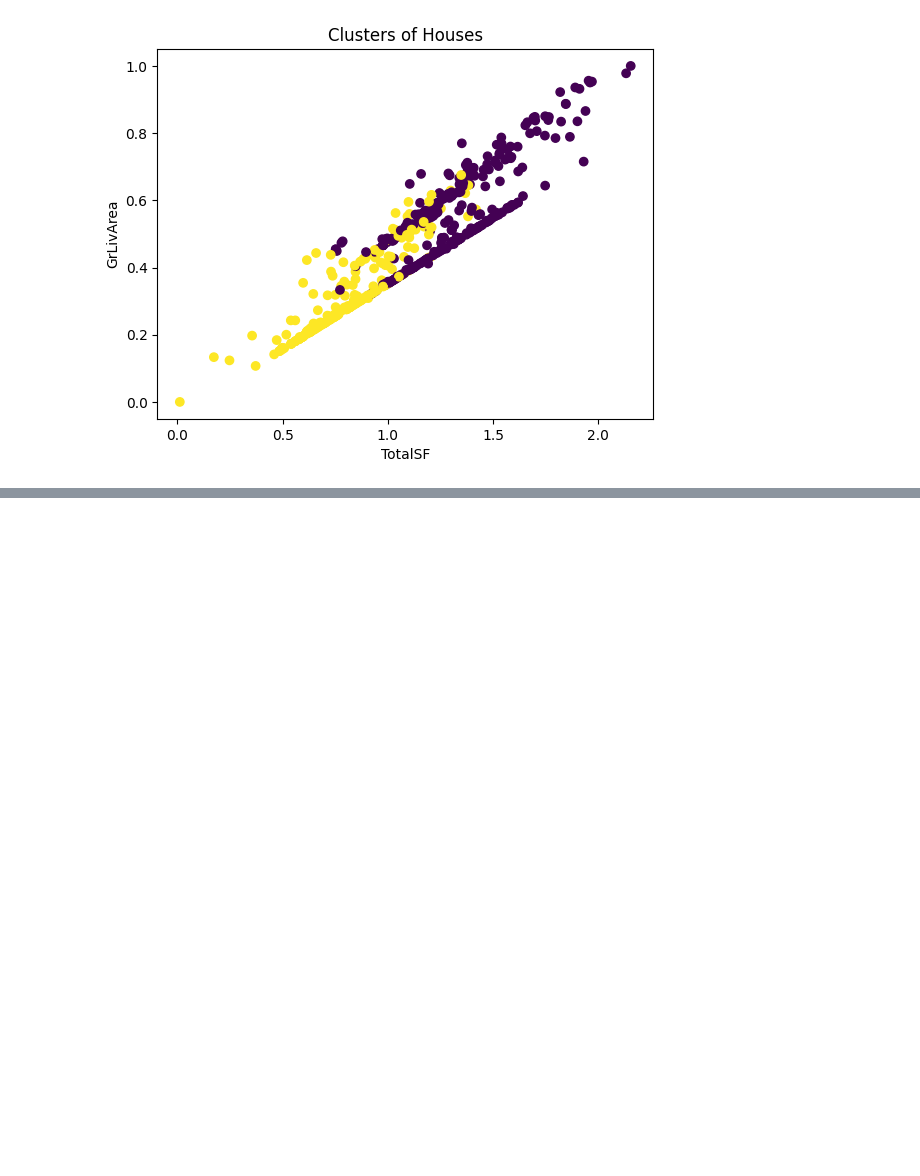
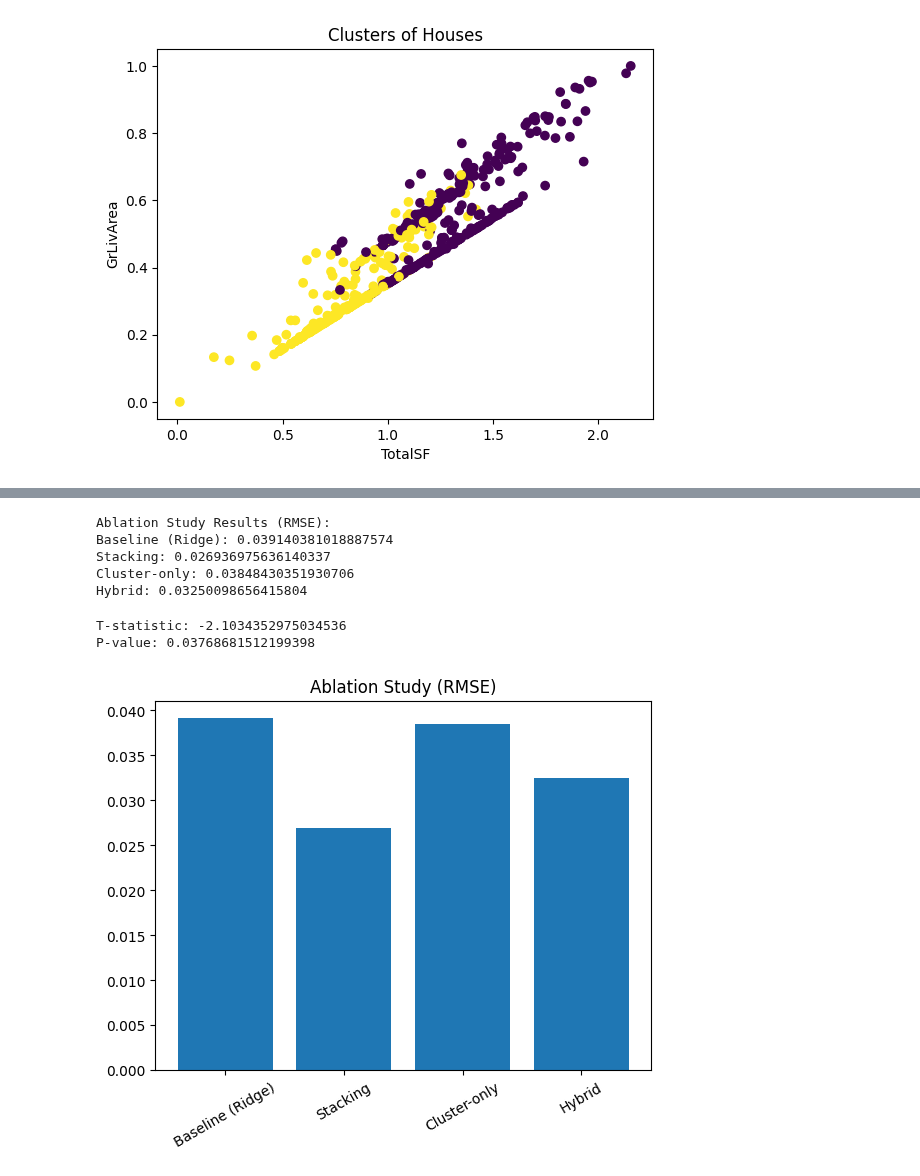
Before and after one commit to alirezaderavi/House-Prices-Advanced-Regression-Techniques, a Jupyter notebook: house-prices-advanced-regression-techniques.ipynb, the cells around one changed output, grey strips where cells are left out. Drawn from its saved outputs; the diff is of its cells as text; code cells hidden in the pictures; blank space fills up the shorter version.

```diff
--- a/house-prices-advanced-regression-techniques.ipynb
+++ b/house-prices-advanced-regression-techniques.ipynb
@@ -748,0 +772,75 @@ R2: 0.8968805549911799
+# %%
+results = {}
+
+# =========================
+# 1. Baseline (Ridge only)
+# =========================
+baseline_model = Ridge()
+baseline_model.fit(X_train, y_train)
+
+pred_baseline = baseline_model.predict(X_val)
+rmse_baseline = np.sqrt(mean_squared_error(y_val, pred_baseline))
+
+results["Baseline (Ridge)"] = rmse_baseline
+
+
+# =========================
+# 2. Stacking only
+# =========================
+pred_stack = stack_model.predict(X_val)
+rmse_stack = np.sqrt(mean_squared_error(y_val, pred_stack))
+
+results["Stacking"] = rmse_stack
+
+
+# =========================
+# 3. Cluster-only
+# =========================
+rmse_cluster = np.sqrt(mean_squared_error(y_val, preds_cluster_val))
+
+results["Cluster-only"] = rmse_cluster
+
+
+# =========================
+# 4. Hybrid (final model)
+# =========================
+pred_hybrid = 0.5 * preds_cluster_val + 0.5 * pred_stack
+rmse_hybrid = np.sqrt(mean_squared_error(y_val, pred_hybrid))
+
+results["Hybrid"] = rmse_hybrid
+
+
+# =========================
+# Print results
+# =========================
+print("Ablation Study Results (RMSE):")
+for k, v in results.items():
+    print(f"{k}: {v}")
+# %% [output]
+Ablation Study Results (RMSE):
+Baseline (Ridge): 0.039140381018887574
+Stacking: 0.026936975636140337
+Cluster-only: 0.03848430351930706
+Hybrid: 0.03250098656415804
+# %%
+error_stack = (y_val - pred_stack) ** 2
+error_hybrid = (y_val - pred_hybrid) ** 2
+
+t_stat, p_value = ttest_rel(error_stack, error_hybrid)
+
+print("T-statistic:", t_stat)
+print("P-value:", p_value)
+# %% [output]
+T-statistic: -2.1034352975034536
+P-value: 0.03768681512199398
+# %%
+models = list(results.keys())
+scores = list(results.values())
+
+plt.figure()
+plt.bar(models, scores)
+plt.title("Ablation Study (RMSE)")
+plt.xticks(rotation=30)
+plt.show()
+# %% [output]
+[figure, added]
```
Also changed, not shown: parts of 4 cells of this notebook.
